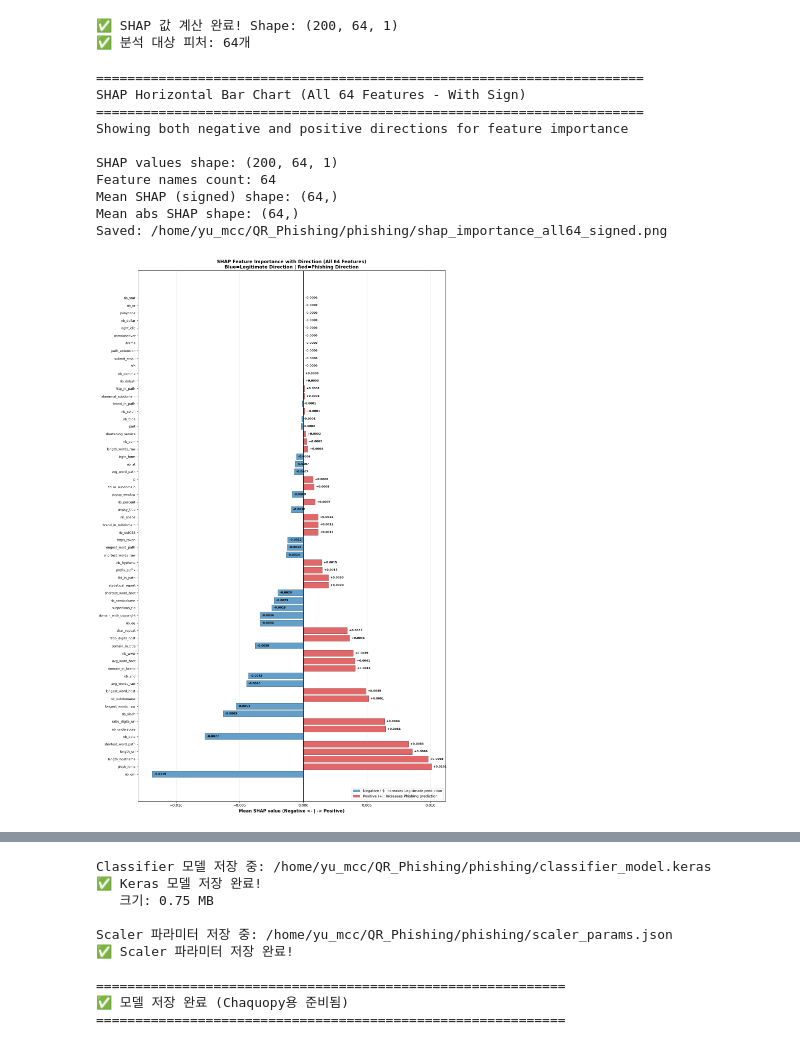
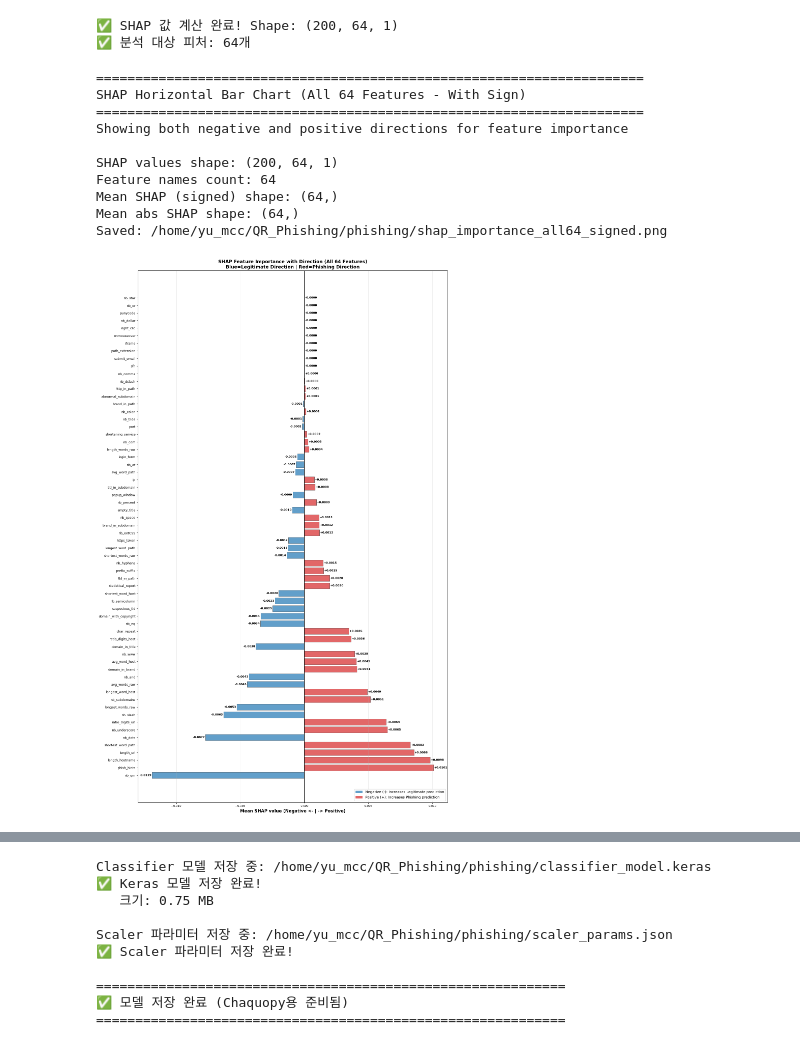
Before and after one commit to Seungminnni/QR_Phishing, a Jupyter notebook: phishing/embedding_model.ipynb, the cells around one changed output, grey strips where cells are left out. Drawn from its saved outputs; the diff is of its cells as text; code cells hidden in the pictures.

```diff
--- a/phishing/embedding_model.ipynb
+++ b/phishing/embedding_model.ipynb
@@ -978,12 +978,19 @@ ax.invert_yaxis()  # Display top to bottom in descending order
 ax.grid(axis='x', alpha=0.3)
 
 # Display values (sign and absolute value)
+# 음수는 막대 왼쪽(오른쪽 정렬), 양수는 막대 오른쪽(왼쪽 정렬)
 for i, (feat, val_signed, val_abs) in enumerate(zip(importance_df['feature'],
                                                      importance_df['shap_signed'],
                                                      importance_df['shap_abs'])):
-    # Sign symbol
     sign = '+' if val_signed > 0 else '-'
-    ax.text(val_signed, i, f'  {sign}{val_abs:.4f}', va='center', fontsize=8, fontweight='bold')
+    if val_signed < 0:
+        # 음수: 막대 왼쪽에 배치
+        ax.text(val_signed - 0.00005, i, f'{sign}{val_abs:.4f}',
+               va='center', ha='right', fontsize=8, fontweight='bold')
+    else:
+        # 양수: 막대 오른쪽에 배치
+        ax.text(val_signed + 0.00005, i, f'{sign}{val_abs:.4f}',
+               va='center', ha='left', fontsize=8, fontweight='bold')
 
 # Legend
 from matplotlib.patches import Patch
@@ -997,34 +1004,34 @@ plt.tight_layout()
 plt.savefig(os.path.join(OUTPUT_DIR, 'shap_importance_all64_signed.png'), dpi=200, bbox_inches='tight')
 print(f"Saved: {os.path.join(OUTPUT_DIR, 'shap_importance_all64_signed.png')}")
 plt.show()
 
 print("\nTop 64 Features by SHAP Importance (With Direction)")
 print("-"*80)
 print(f"{'Rank':<5} {'Feature':<28} {'SHAP Signed Value':<15} {'Absolute Value':<15} {'Direction':<20}")
 print("-"*80)
 
 for rank, (_, row) in enumerate(importance_df.sort_values('shap_abs', ascending=False).iterrows(), 1):
     sign = 'NEGATIVE' if row['shap_signed'] < 0 else 'POSITIVE'
     bar_len = int(abs(row['shap_signed']) * 100 / importance_df['shap_abs'].max())
     bar = '█' * bar_len + '░' * (25 - bar_len)
     direction = 'Legitimate Direction <-' if row['shap_signed'] < 0 else '-> Phishing Direction'
     print(f"{rank:<5} {row['feature']:<28} {row['shap_signed']:>13.6f}  {row['shap_abs']:>13.6f}  {direction:<20}")
 
 print("\nInterpretation:")
 print("  - Negative (-): Higher values of this feature increase legitimate prediction (class 0)")
 print("  - Positive (+): Higher values of this feature increase phishing prediction (class 1)")
 # %% [output]
 ======================================================================
 SHAP Horizontal Bar Chart (All 64 Features - With Sign)
 ======================================================================
 Showing both negative and positive directions for feature importance
 
 SHAP values shape: (200, 64, 1)
 Feature names count: 64
 Mean SHAP (signed) shape: (64,)
 Mean abs SHAP shape: (64,)
 Saved: /home/yu_mcc/QR_Phishing/phishing/shap_importance_all64_signed.png
-[figure, old version]
+[figure, new version]
 Top 64 Features by SHAP Importance (With Direction)
 --------------------------------------------------------------------------------
 Rank  Feature                      SHAP Signed Value Absolute Value  Direction
```
Also changed, not shown: parts of 2 cells of this notebook, 2 other files.
